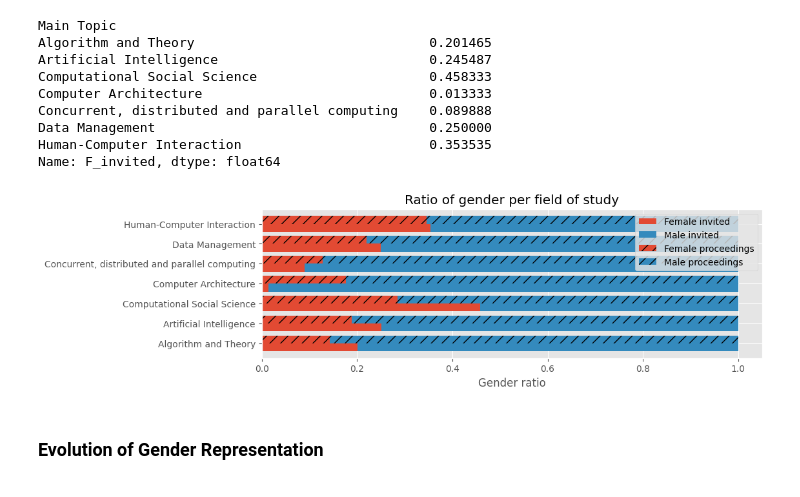
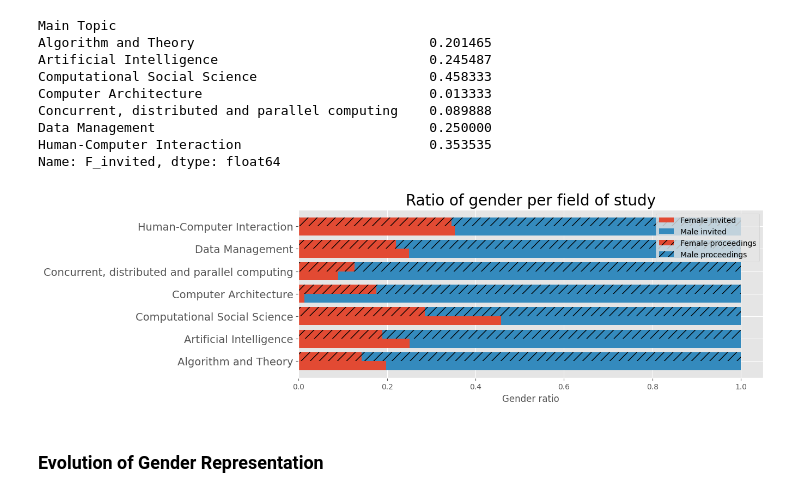
Before and after one commit to mariespedersen/Thesis_github, a Jupyter notebook: Descriptive_Analysis.ipynb, the cells around one changed output. Cells and saved outputs as stored; diff of their text form; code cells hidden in the pictures.

```diff
--- a/Descriptive_Analysis.ipynb
+++ b/Descriptive_Analysis.ipynb
@@ -163,37 +158,37 @@ df_combined = pd.merge(
 
 # Create a grouped bar chart with two bars for each conference
 labels = df_combined.index
 female_invited_values = df_combined['F_invited']
 male_invited_values = df_combined['M_invited']
 female_proceedings_values = df_combined['F_proceedings']
 male_proceedings_values = df_combined['M_proceedings']
 
-fig, ax = plt.subplots(figsize=(10, 3))
+fig, ax = plt.subplots(figsize=(11, 4))
 width = 0.4
 y = np.arange(len(labels))
 
 rects1 = ax.barh(y, female_invited_values, height=width, label='Female invited')
 rects2 = ax.barh(y, male_invited_values, height=width, left=female_invited_values, label='Male invited')
 rects3 = ax.barh(y + width, female_proceedings_values, height=width, label='Female proceedings', color=rects1[0].get_facecolor(),hatch = "//")
 rects4 = ax.barh(y + width, male_proceedings_values, height=width, left=female_proceedings_values, label='Male proceedings', hatch = "//", color = rects2[0].get_facecolor())
 
 # Legend outside the plot
 # ax.legend(bbox_to_anchor=(1.05, 1), loc='upper left', borderaxespad=0.)
 ax.legend()
 
 # Axes labels and title
 plt.ylabel("")
 plt.xlabel("Gender ratio")
-plt.title("Ratio of gender per field of study")
+plt.title("Ratio of gender per field of study", fontsize=20)
 ax.set_yticks(y + width/2)
-ax.set_yticklabels(df_combined.index)
+ax.set_yticklabels(df_combined.index, fontsize=14)
 
 # Invert y-axis to show conference names from top to bottom
 # plt.gca().invert_yaxis()
 
 plt.show()
 # %% [output]
-[figure, old version]
+[figure, new version]
 # %% [markdown]
 ### Evolution of Gender Representation
 # %%
```
Also changed, not shown: parts of 5 cells of this notebook, 1 other file.
